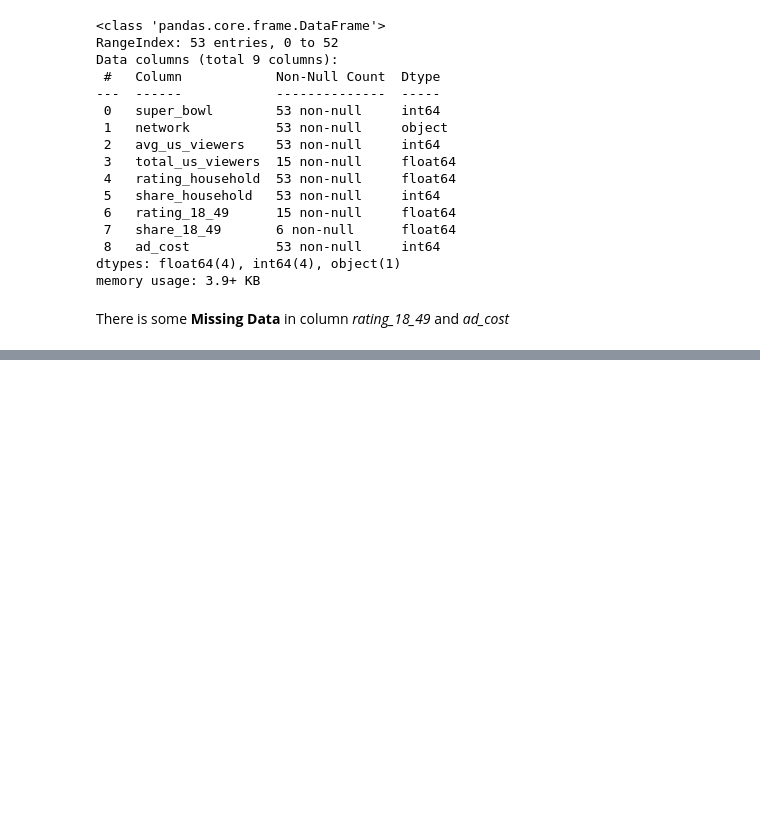
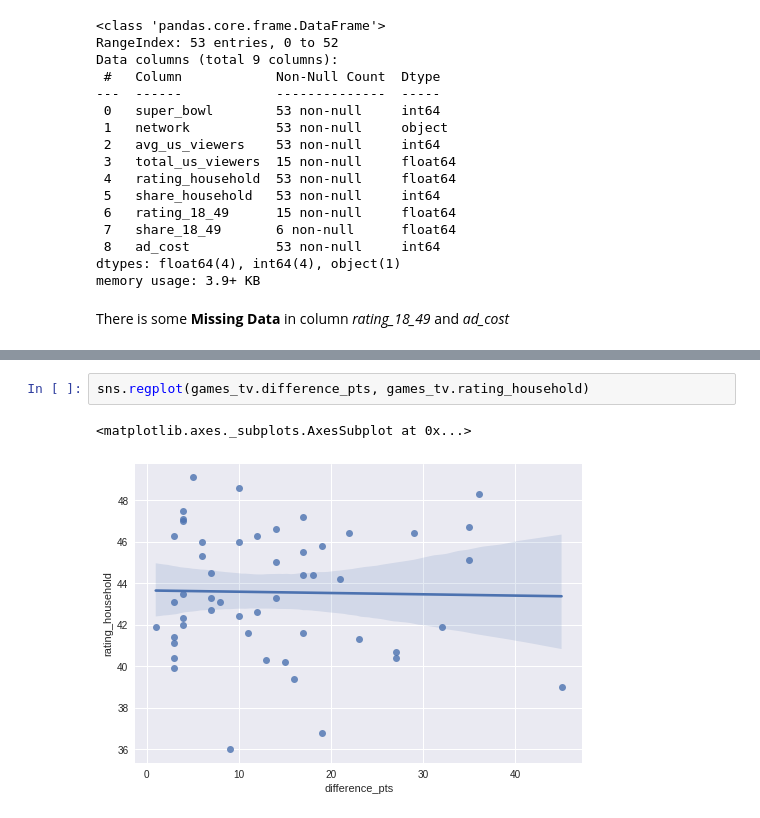
Before and after one commit to rzkyadhi/Analyzing-Super-Bowl-TV-and-Halftime-Musicians-Data, a Jupyter notebook: Analyzing_TV_Data,_Super_Bowls,_and_Halftime_Musicians.ipynb, the cells around one changed output, grey strips where cells are left out. Drawn from its saved outputs; the diff is of its cells as text; blank space fills up the shorter version.

```diff
--- a/Analyzing_TV_Data,_Super_Bowls,_and_Halftime_Musicians.ipynb
+++ b/Analyzing_TV_Data,_Super_Bowls,_and_Halftime_Musicians.ipynb
@@ -170,0 +171,5 @@ sns.regplot(games_tv.difference_pts, games_tv.share_household)
+# %%
+sns.regplot(games_tv.difference_pts, games_tv.rating_household)
+# %% [output]
+<matplotlib.axes._subplots.AxesSubplot at 0x...>
+[figure, added]
```
Also changed, not shown: parts of 14 cells of this notebook.
